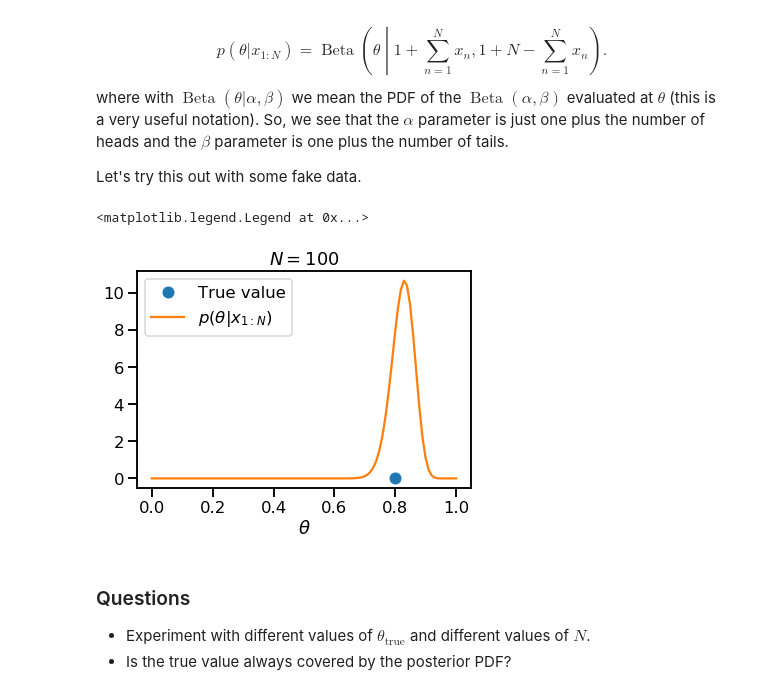
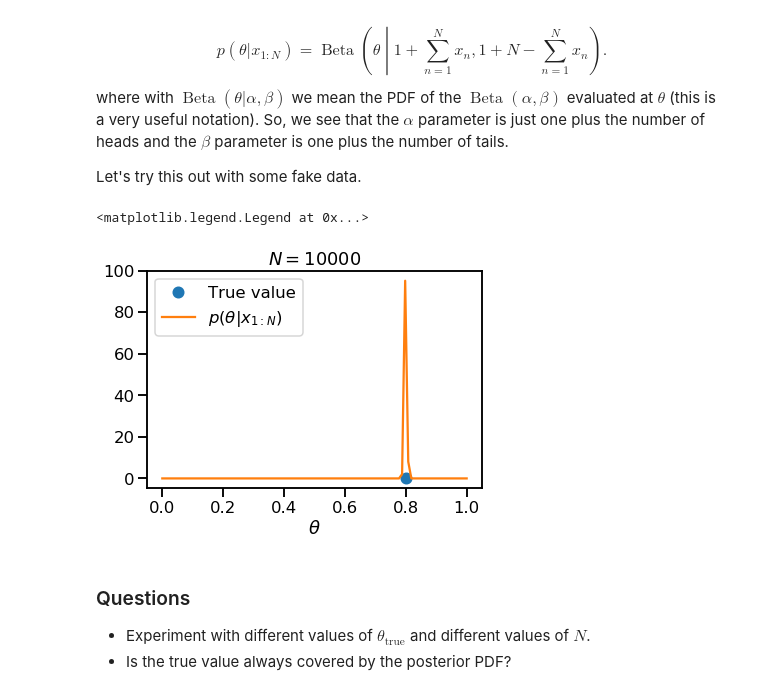
Before and after one commit to PredictiveScienceLab/uq-course, a Jupyter notebook: lectures/lecture_05.ipynb, the cells around one changed output. Cells and saved outputs as stored; diff of their text form; code cells hidden in the pictures.

```diff
--- a/lectures/lecture_05.ipynb
+++ b/lectures/lecture_05.ipynb
@@ -416,26 +437,26 @@ Let's try this out with some fake data.
 # %%
 # Take a fake coin which is a little bit biased
 theta_true = 0.8
 # This is the random variable corresponding to a coin toss
 X = st.bernoulli(theta_true)
 # Sample from it a number of times to generate our data = (x1, ..., xN)
-N = 100
+N = 10000
 data = X.rvs(size=N)
 # Now we are ready to calculate the posterior which the Beta we have above
 alpha = 1.0 + data.sum()
 beta = 1.0 + N - data.sum()
 Theta_post = st.beta(alpha, beta)
 # Now we can plot the posterior PDF for theta
 fig, ax = plt.subplots()
 thetas = np.linspace(0, 1, 100)
 ax.plot([theta_true], [0.0], 'o', markeredgewidth=2, markersize=10, label='True value')
 ax.plot(thetas, Theta_post.pdf(thetas), label=r'$p(\theta|x_{1:N})$')
 ax.set_xlabel(r'$\theta$')
 ax.set_title('$N={0:d}$'.format(N))
 plt.legend(loc='best')
 # %% [output]
 <matplotlib.legend.Legend at 0x...>
-[figure, old version]
+[figure, new version]
 # %% [markdown]
 ### Questions
 
```
Also changed, not shown: parts of 13 cells of this notebook, 18 other files.
